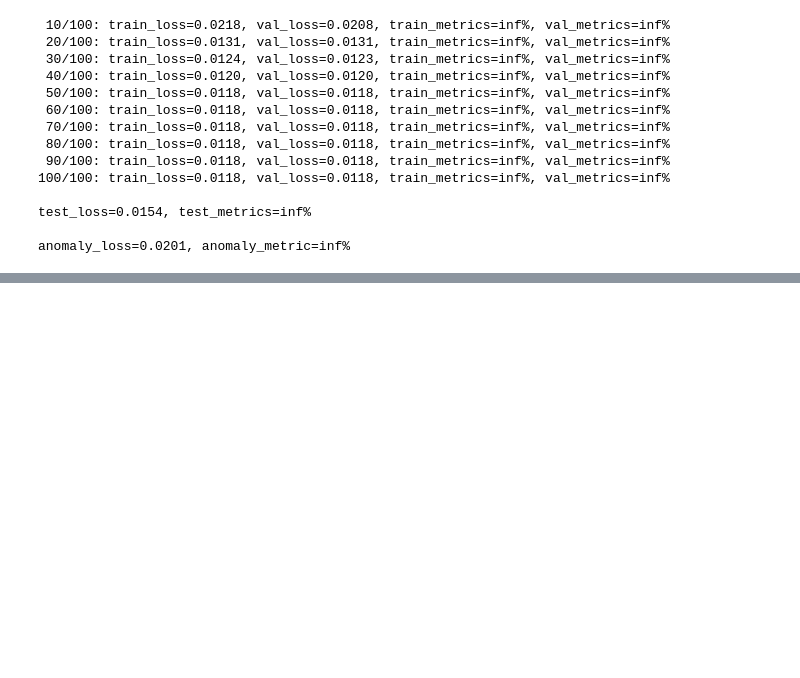
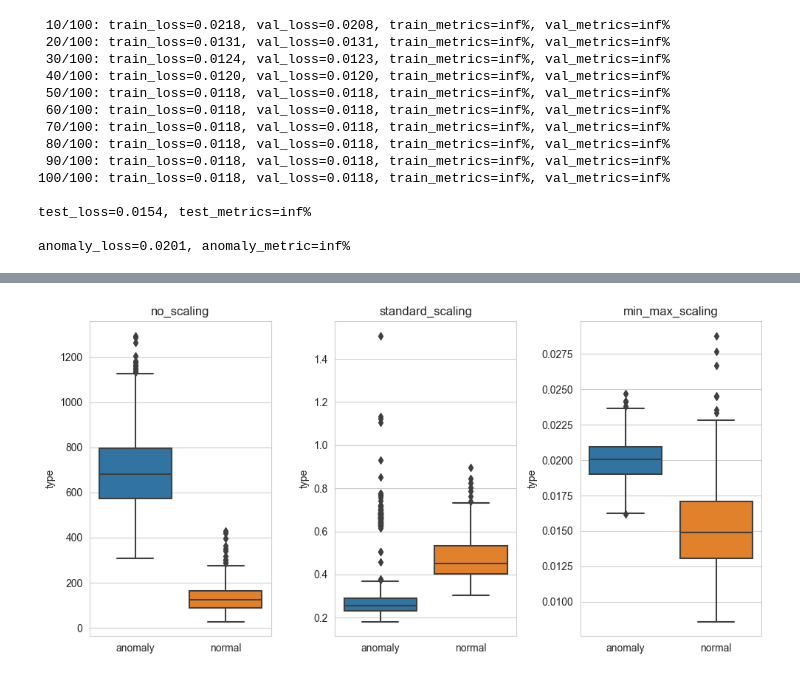
Before and after one commit to KusaTea/UnsupervisedHI, a Jupyter notebook: ae_training_normal.ipynb, the cells around one changed output, grey strips where cells are left out. Saved outputs shown, nothing was run; the diff lists cells and outputs as text; code cells hidden in the pictures; blank space fills up the shorter version.

```diff
--- a/ae_training_normal.ipynb
+++ b/ae_training_normal.ipynb
@@ -232,0 +232,27 @@ plt.show()
+# %%
+def transform_for_boxplots(values: tuple) -> pd.DataFrame:
+    anomaly = pd.DataFrame([values[1], ['anomaly']*len(values[1])], index=('type', 'MSE')).T
+    test = pd.DataFrame([values[2], ['normal']*len(values[2])], index=('type', 'MSE')).T
+    return pd.concat((anomaly, test), axis=0, ignore_index=True)
+
+
+def plot_boxplot(ax: plt.Axes, df: pd.DataFrame, title: str = None):
+    sns.boxplot(data=df,
+                y='type',
+                x='MSE',
+                ax=ax)
+    ax.set_title(title)
+    ax.set_xlabel(None)
+# %%
+plt.close()
+fig, axes = plt.subplots(1, 3)
+fig.set_size_inches(10, 5)
+
+for ax, (title, values) in zip(axes.flatten(), results.items()):
+    df = transform_for_boxplots(values)
+    plot_boxplot(ax, df, title)
+
+plt.tight_layout()
+plt.show()
+# %% [output]
+[figure, added]
```
Also changed, not shown: parts of 7 cells of this notebook.
